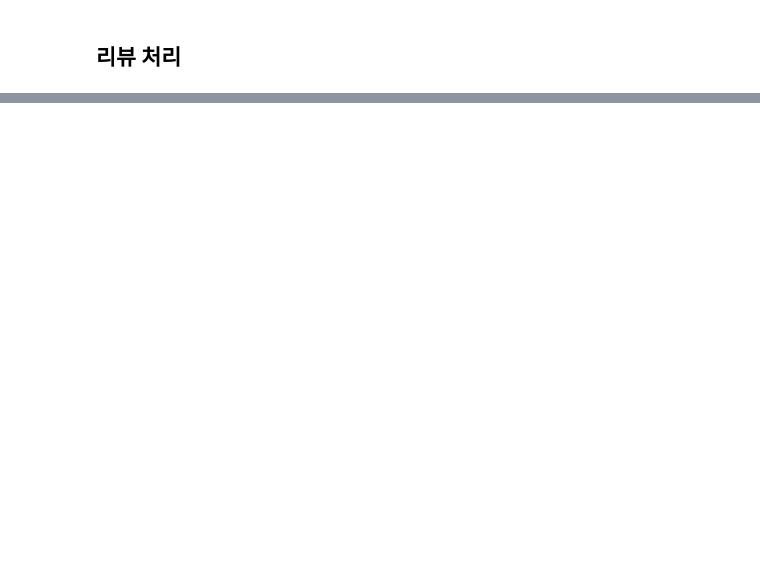
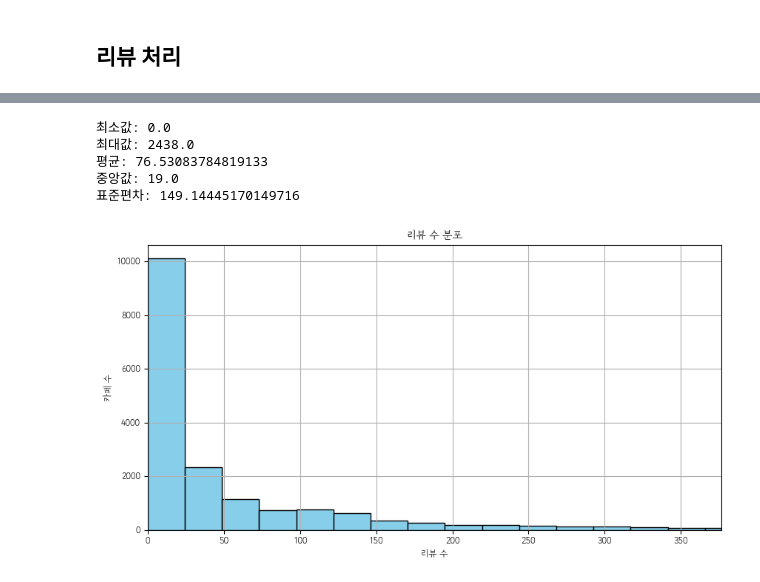
Before and after one commit to kdt-DA-bootcamp/Final-Project-2_Team1, a Jupyter notebook: code/rating_analysis.ipynb, the cells around one changed output, grey strips where cells are left out. Drawn from its saved outputs; the diff is of its cells as text; code cells hidden in the pictures; blank space fills up the shorter version.

```diff
--- a/code/rating_analysis.ipynb
+++ b/code/rating_analysis.ipynb
@@ -115,0 +123,4 @@ df_scores.to_csv(r'C:\Users\iq750\bootcamp_git\Final-Project-2_Team1\data\카페
+# %%
+import pandas as pd
+df_review = pd.read_csv(r'C:\Users\iq750\bootcamp_git\Final-Project-2_Team1\data\카페_별점리뷰통합.csv')
+df_review
@@ -115,0 +141,36 @@ df_scores.to_csv(r'C:\Users\iq750\bootcamp_git\Final-Project-2_Team1\data\카페
+# %%
+df_review['naver_reviewCount'] = pd.to_numeric(df_review['naver_reviewCount'], errors='coerce')
+df_review['kakao_reviewCount'] = pd.to_numeric(df_review['kakao_reviewCount'], errors='coerce')
+
+df_review['sum_reviewCount'] = df_review[['naver_reviewCount', 'kakao_reviewCount']].sum(axis=1, skipna=True)
+
+print("최소값:", df_review['sum_reviewCount'].min())
+print("최대값:", df_review['sum_reviewCount'].max())
+print("평균:", df_review['sum_reviewCount'].mean())
+print("중앙값:", df_review['sum_reviewCount'].median())
+print("표준편차:", df_review['sum_reviewCount'].std())
+# %% [output]
+최소값: 0.0
+최대값: 2438.0
+평균: 76.53083784819133
+중앙값: 19.0
+표준편차: 149.14445170149716
+# %%
+import matplotlib.pyplot as plt
+from matplotlib import font_manager as fm, rc
+
+font_path = r'C:\Users\iq750\bootcamp_git\Final-Project-2_Team1\fonts\강원교육모두 Light.ttf'
+font_prop = fm.FontProperties(fname=font_path)
+rc('font', family=font_prop.get_name())
+
+plt.rcParams['axes.unicode_minus'] = False
+plt.figure(figsize=(10,5))
+plt.hist(df_review['sum_reviewCount'], bins=100, color='skyblue', edgecolor='black')
+plt.title('리뷰 수 분포')
+plt.xlabel('리뷰 수')
+plt.ylabel('카페 수')
+plt.xlim(0, df_review['sum_reviewCount'].quantile(0.95))  # 극단값 제외하면 더 보기 쉬움
+plt.grid(True)
+plt.show()
+# %% [output]
+[figure, added]
```
Also changed, not shown: parts of 13 cells of this notebook, 4 other files.
